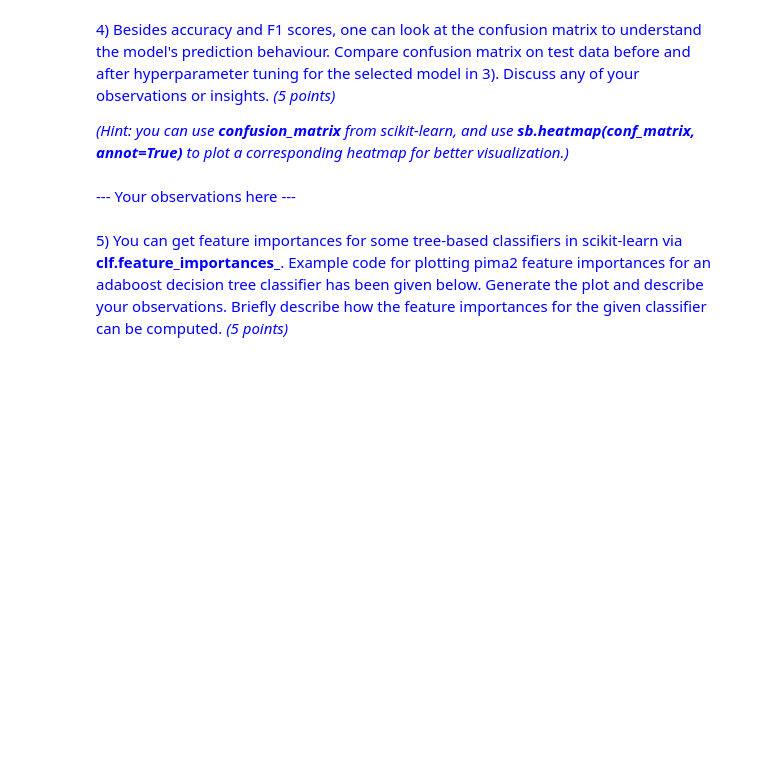
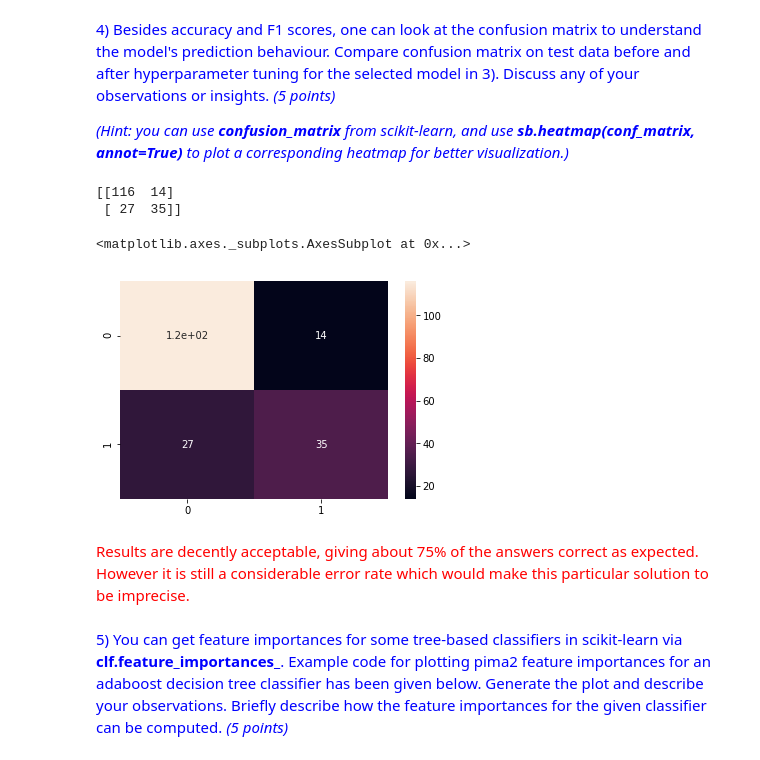
Before and after one commit to Luis-VD/CS5228-Assignment-1, a Jupyter notebook: AssignmentOne.ipynb, the cells around one changed output. Saved outputs shown, nothing was run; the diff lists cells and outputs as text; code cells hidden in the pictures; blank space fills up the shorter version.

```diff
--- a/AssignmentOne.ipynb
+++ b/AssignmentOne.ipynb
@@ -183,0 +223,12 @@ print(pima1.head())
+# %%
+pima2 = pima.copy()
+pima2_no_outcome = pima2.drop(['Outcome'], axis=1)
+scaler = StandardScaler()
+
+pima2_no_outcome = scaler.fit_transform(pima2_no_outcome)
+pima2_no_outcome = pd.DataFrame(pima2_no_outcome, columns=['Pregnancies', 'Glucose', 'BloodPressure',
+                                                'SkinThickness','Insulin', 'BMI','DiabetesPedigreeFunction',
+                                                'Age'])
+pima2.update(pima2_no_outcome)
+
+print(pima2.head())
@@ -250,0 +344,15 @@ print(F1_record)
+# %%
+parameters = {'n_neighbors':(5,7,9), 'weights':('uniform', 'distance'), 'leaf_size':range(25,35), 'p':(1,2)}
+knn = KNeighborsClassifier()
+GridSearch = GridSearchCV(knn, parameters, cv=10)
+
+GridSearch.fit(x_train2, y_train2)
+best_knn = GridSearch.best_estimator_
+
+best_knn.fit(x_train2, y_train2)
+best_accuracy = best_knn.score(x_test2, y_test2)
+best_f1 = f1_score(y_test2, best_knn.predict(x_test2))
+
+print(GridSearch.best_estimator_)
+print(best_accuracy)
+print(best_f1)
@@ -257,5 +369,14 @@ print(F1_record)
-# %% [markdown]
-<span style="color:blue">--- Your observations here ---</span>
+# %%
+conf_matrix = confusion_matrix(y_test2, best_knn.predict(x_test2))
+print(conf_matrix)
+sb.heatmap(conf_matrix, annot=True)
+# %% [output]
+[[116  14]
+ [ 27  35]]
+<matplotlib.axes._subplots.AxesSubplot at 0x...>
+[figure, added]
+# %% [markdown]
+<span style="color:red">Results are decently acceptable, giving about 75% of the answers correct as expected. However it is still a considerable error rate which would make this particular solution to be imprecise.</span>
 # %% [markdown]
 <span style="color:blue">5) You can get feature importances for some tree-based classifiers in scikit-learn via **clf.feature_importances_**. Example code for plotting pima2 feature importances for an adaboost decision tree classifier has been given below. Generate the plot and describe your observations. Briefly describe how the feature importances for the given classifier can be computed. *(5 points)*</span>
 # %%
```
Also changed, not shown: parts of 26 cells of this notebook.
